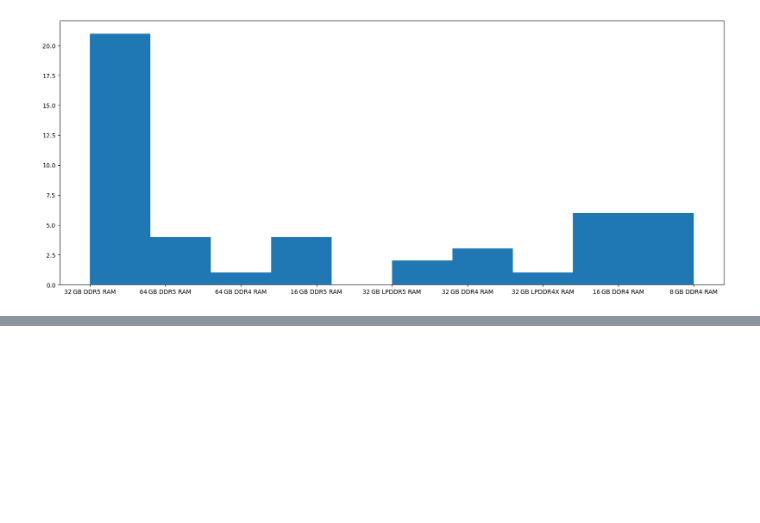
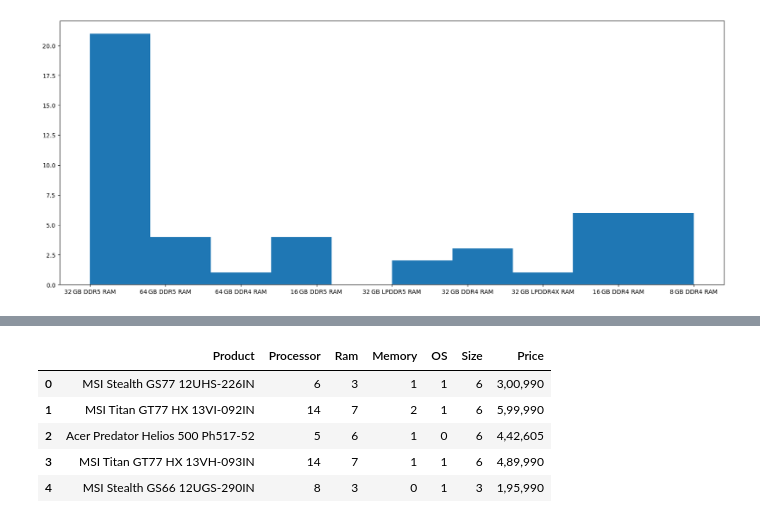
Before and after one commit to ShubhamGupta2505/MachineLearningPractice, a Jupyter notebook: top-gaming-laptops-eda.ipynb, the cells around one changed output, grey strips where cells are left out. Saved outputs shown, nothing was run; the diff lists cells and outputs as text; code cells hidden in the pictures; blank space fills up the shorter version.

```diff
--- a/top-gaming-laptops-eda.ipynb
+++ b/top-gaming-laptops-eda.ipynb
@@ -216,0 +225,18 @@ plt.hist(df['Ram'])
+# %%
+from sklearn.preprocessing import LabelEncoder
+le = LabelEncoder()
+# %%
+df['Size']=le.fit_transform(df['Size'])
+df['Memory'] = le.fit_transform(df['Memory'])
+df['OS '] = le.fit_transform(df['OS '])
+df['Ram'] = le.fit_transform(df['Ram'])
+df['Processor'] = le.fit_transform(df['Processor'])
+# %%
+df.head()
+# %% [output]
+|  | Product | Processor | Ram | Memory | OS | Size | Price |
+| 0 | MSI Stealth GS77 12UHS-226IN | 6 | 3 | 1 | 1 | 6 | 3,00,990 |
+| 1 | MSI Titan GT77 HX 13VI-092IN | 14 | 7 | 2 | 1 | 6 | 5,99,990 |
+| 2 | Acer Predator Helios 500 Ph517-52 | 5 | 6 | 1 | 0 | 6 | 4,42,605 |
+| 3 | MSI Titan GT77 HX 13VH-093IN | 14 | 7 | 1 | 1 | 6 | 4,89,990 |
+| 4 | MSI Stealth GS66 12UGS-290IN | 8 | 3 | 0 | 1 | 3 | 1,95,990 |
```
Also changed, not shown: parts of 8 cells of this notebook.
